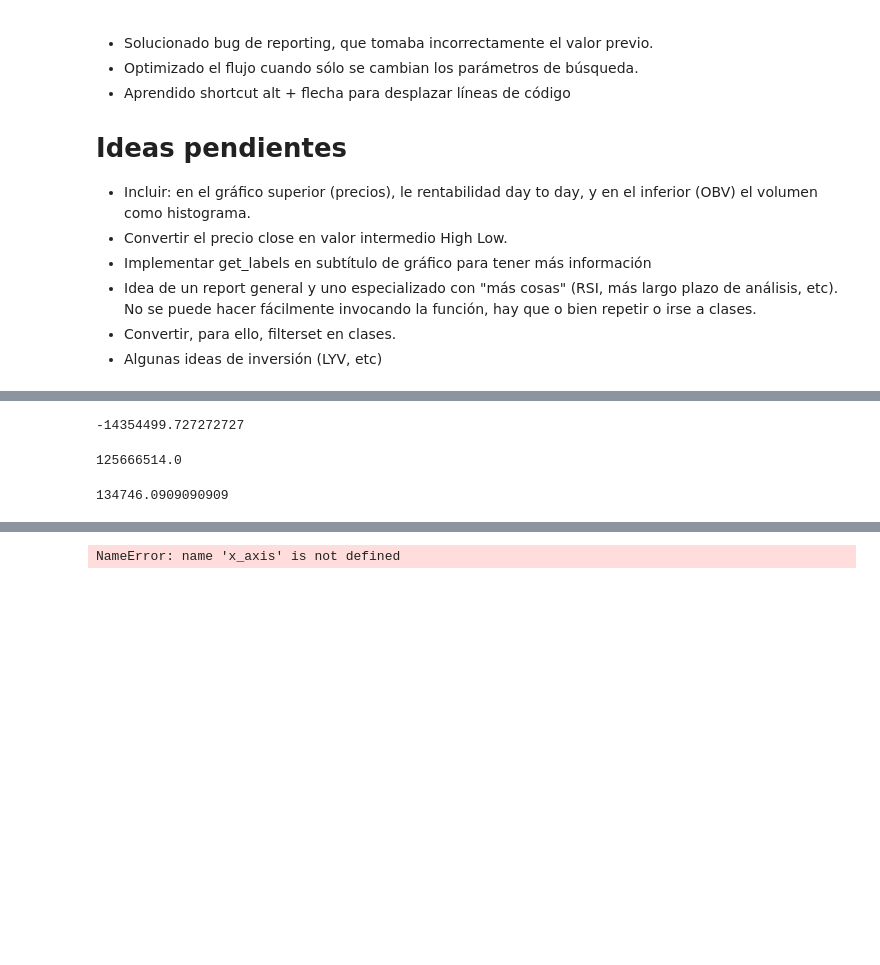
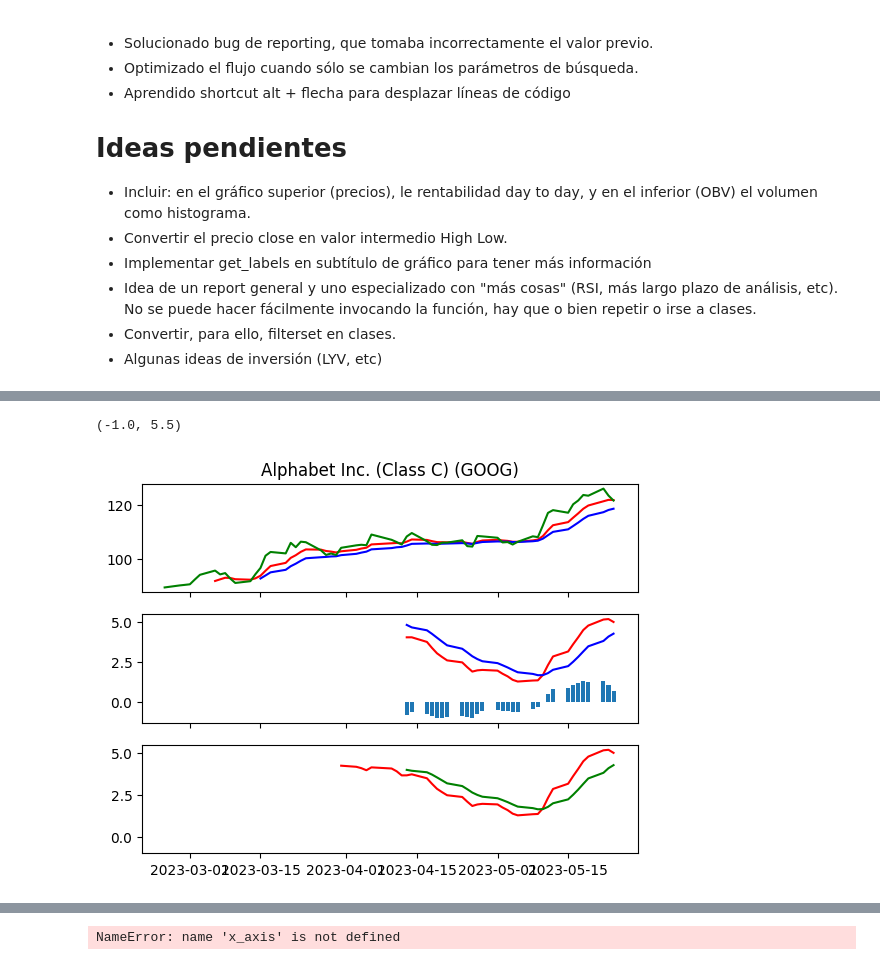
Before and after one commit to pablomleal/TA_Lib, a Jupyter notebook: index.ipynb, the cells around one changed output, grey strips where cells are left out. Cells and saved outputs as stored; diff of their text form; code cells hidden in the pictures; blank space fills up the shorter version.

Commit message:
Added MACD calculation

```diff
--- a/index.ipynb
+++ b/index.ipynb
@@ -168,12 +174,39 @@ ratio = difference /(volumes.mean().abs())
-# %%
-difference['GOOGL']
-# %% [output]
--14354499.727272727
-# %%
-OBV_df.iloc[-1]['GOOGL']
-# %% [output]
-125666514.0
-# %%
-OBV_df['GOOGL'].mean()
-# %% [output]
-134746.0909090909
+# %%
+##PRobando con el MACD..
+
+import talib
+import matplotlib.pyplot as plt
+
+
+x = 'GOOG'
+x_axis = closes.index
+
+macd = talib.MACD(closes[x], 12, 26)
+
+fEMA = talib.EMA(closes[x], 12)
+sEMA = talib.EMA(closes[x], 26)
+macd_test = fEMA-sEMA
+macd_signal = talib.EMA(macd_test, 9)
+
+
+
+fig, axs = (plt.subplots(3, sharex=True))
+#Plotting price and EMA charts
+axs[0].set_title(tickers_df.loc[x]['Name'] + " (" + x +")")
+axs[0].plot(x_axis, EMA_df['Quick'][x], 'r')
+axs[0].plot(x_axis, EMA_df['Slow'][x], 'b')
+axs[0].plot(x_axis, closes[x], 'g')
+#axs[0].set_ylim([110,130])
+
+axs[1].plot(x_axis, macd[0], 'r')
+axs[1].plot(x_axis, macd[1], 'b')
+axs[1].bar(x_axis, macd[2])
+
+axs[2].plot(x_axis, macd_test, 'r')
+axs[2].plot(x_axis, macd_signal, 'g')
+axs[2].set_ylim([-1,5.5])
+
+#axs[0].set_ylim([0.5*maxlim, 1.25*maxlim])
+# %% [output]
+(-1.0, 5.5)
+[figure, added]
```
Also changed, not shown: parts of 12 cells of this notebook, 7 other files.
